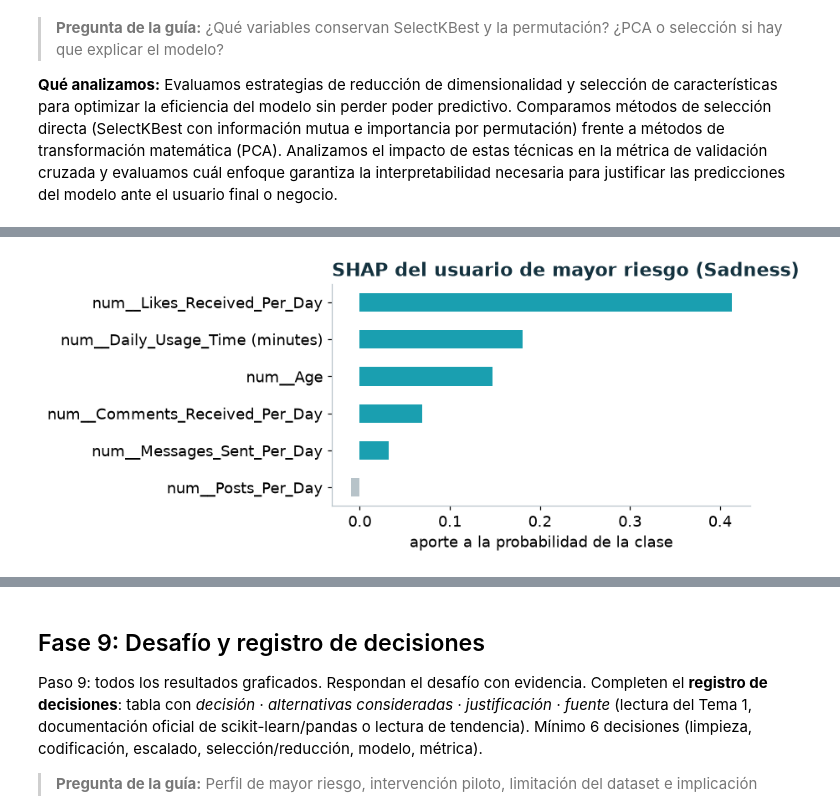
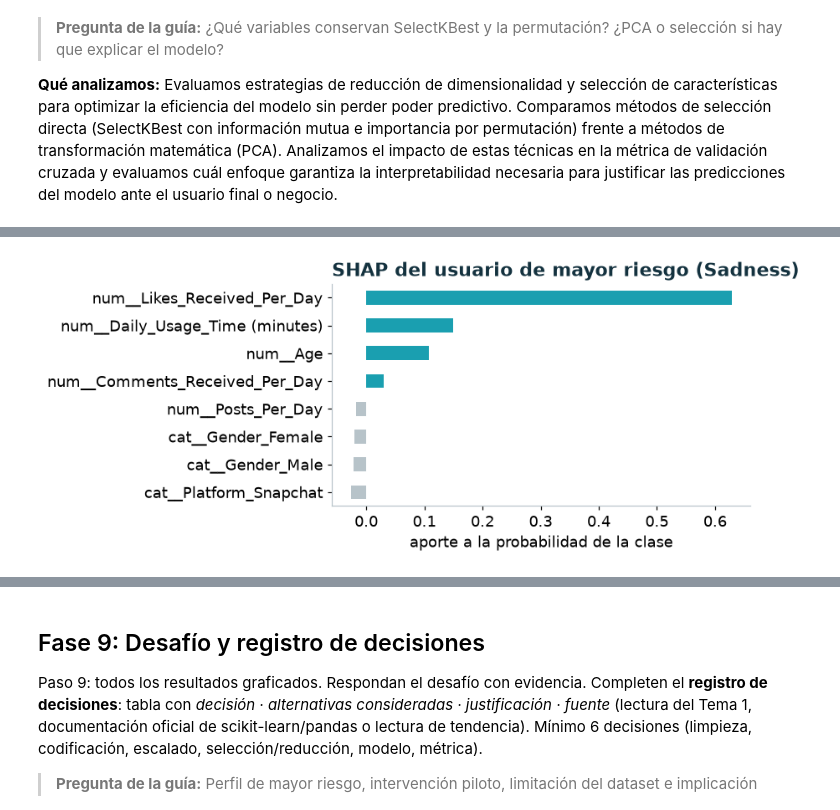
Before and after one commit to christianeruiza1977/data_mining_c1, a Jupyter notebook: notebooks/Ejercicio_Practico_Semana1.ipynb, the cells around one changed output, grey strips where cells are left out. Drawn from its saved outputs; the diff is of its cells as text; code cells hidden in the pictures.

```diff
--- a/notebooks/Ejercicio_Practico_Semana1.ipynb
+++ b/notebooks/Ejercicio_Practico_Semana1.ipynb
@@ -148,6 +148,9 @@ for col in ['Age', 'Gender', 'Dominant_Emotion']:
     print(f"{col}: {train[col].unique()[:15]}...")
 
 # 4. Limpieza reasignando columnas (Sin inplace=True)
+COLS_NUM = ['Age', 'Daily_Usage_Time (minutes)', 'Posts_Per_Day', 'Likes_Received_Per_Day',
+            'Comments_Received_Per_Day', 'Messages_Sent_Per_Day']
+
 def limpiar_datos(df):
     df_clean = df.copy()
 
@@ -156,6 +159,13 @@ def limpiar_datos(df):
 
     # Eliminar observaciones sin etiqueta (Dominant_Emotion) o irreparables (Age = NaN)
     df_clean = df_clean.dropna(subset=['Age', 'Dominant_Emotion'])
+
+    # Etiqueta mal escrita en val ('Agression'): se corrige a 'Anger'
+    df_clean['Dominant_Emotion'] = df_clean['Dominant_Emotion'].astype(str).str.strip().replace({'Agression': 'Anger'})
+
+    # Las demás columnas numéricas también se fuerzan a número (en val Messages_Sent_Per_Day llegaba como texto)
+    for col in COLS_NUM:
+        df_clean[col] = pd.to_numeric(df_clean[col], errors='coerce')
 
     # Limpiar posibles edades mezcladas en Gender filtrando solo textos cortos válidos
     df_clean['Gender'] = df_clean['Gender'].astype(str).str.strip().str.title()
@@ -169,6 +179,14 @@ val = limpiar_datos(val)
 test = limpiar_datos(test)
 
 print(f"\nDatos limpios -> Train: {train.shape}, Val: {val.shape}, Test: {test.shape}")
+# 5. Duplicados: ¿cuántos perfiles distintos hay realmente? (esto condiciona la validación cruzada de las fases 4 a 8)
+CARACT = [c for c in train.columns if c not in ('User_ID', 'Dominant_Emotion')]
+n_dup = int(train.duplicated(subset=CARACT).sum())
+n_comb = train.groupby(CARACT, sort=False).ngroup().nunique()
+val_en_train = int(val.merge(train[CARACT].drop_duplicates(), on=CARACT, how='left', indicator=True)['_merge'].eq('both').sum())
+print(f"\nTrain: {len(train)} filas, {n_dup} duplicadas en las variables predictoras, {n_comb} combinaciones únicas")
+print(f"Val: {val_en_train} de {len(val)} filas tienen una combinación idéntica a una de train")
+print("Etiquetas en val:", sorted(val['Dominant_Emotion'].unique()))
 # %% [output]
 Python 3.14.4 | numpy 2.5.4 | pandas 3.1.0 | scikit-learn 1.9.1
 Memoria Pandas (Numpy): 0.10 MB
@@ -963,52 +991,57 @@ except ImportError:
 from sklearn.metrics import recall_score
 
 NEGATIVAS_P = ['Anxiety', 'Sadness', 'Anger']
-# Pipeline final de la fase 7 (árbol), ajustado solo con train. Se evalúa en val (X_val_f4, y_val_f4, de la fase 6).
-prep_f, sel_f, arbol_f = (modelo_final.named_steps[k] for k in ['prep', 'selector', 'modelo'])
-nombres = prep_f.get_feature_names_out()[sel_f.get_support()]   # nombres tras preprocesador + selector
-Xv_t = pd.DataFrame(sel_f.transform(prep_f.transform(X_val_f4)), columns=nombres, index=X_val_f4.index)
 
-# --- SHAP del usuario de mayor riesgo en val ---
-proba = modelo_final.predict_proba(X_val_f4)
-clases = list(modelo_final.classes_)
-pred = np.array(clases)[proba.argmax(axis=1)]
+# --- SHAP: se explica el árbol ajustado de la fase 7 (ajustado solo con train); el modelo final puede ser otro ---
+prep_f, arbol_f = arbol_tuneado.named_steps['prep'], arbol_tuneado.named_steps['modelo']
+nombres = prep_f.get_feature_names_out()
+Xv_t = pd.DataFrame(prep_f.transform(X_val_f4), columns=nombres, index=X_val_f4.index)
+proba = arbol_tuneado.predict_proba(X_val_f4)
+clases = list(arbol_tuneado.classes_)
+pred_arbol = np.array(clases)[proba.argmax(axis=1)]
 conf = proba.max(axis=1)
-es_neg = np.isin(pred, NEGATIVAS_P)
-idx = int(np.argmax(np.where(es_neg, conf, -1)))   # primera fila con la mayor probabilidad (hay empates en un árbol)
-clase_riesgo = pred[idx]
-print(f"Usuario de mayor riesgo en val (posición {idx}): predicción = {clase_riesgo} con probabilidad {conf[idx]:.2f}")
+idx = int(np.argmax(np.where(np.isin(pred_arbol, NEGATIVAS_P), conf, -1)))   # primera fila con mayor probabilidad (hay empates)
+clase_riesgo = pred_arbol[idx]
+print(f"Usuario de mayor riesgo en val (posición {idx}): predicción del árbol = {clase_riesgo} con probabilidad {conf[idx]:.2f}")
 print(X_val_f4.iloc[idx].to_string())
 
-explicador = shap.TreeExplainer(arbol_f)
-sv = explicador.shap_values(Xv_t.iloc[[idx]])
+sv = shap.TreeExplainer(arbol_f).shap_values(Xv_t.iloc[[idx]])
 sv = np.asarray(sv[clases.index(clase_riesgo)]) if isinstance(sv, list) else np.asarray(sv)[..., clases.index(clase_riesgo)]
 aporte = pd.Series(sv.ravel(), index=nombres).sort_values(key=np.abs, ascending=False)
-print(f"\nAporte SHAP a la clase {clase_riesgo} (valores en el espacio del preprocesador; positivo empuja hacia {clase_riesgo}):")
-print(aporte.round(3).to_string())
-
+print(f"\nAporte SHAP a la clase {clase_riesgo} (positivo empuja hacia {clase_riesgo}); las 8 variables con mayor |aporte|:")
+print(aporte.head(8).round(3).to_string())
+top = aporte.head(8).sort_values()
 plt.figure(figsize=(8, 3.5))
-aporte.sort_values().plot(kind='barh', color=[ACENTO if v > 0 else GRIS for v in aporte.sort_values()])
+top.plot(kind='barh', color=[ACENTO if v > 0 else GRIS for v in top])
 plt.title(f'SHAP del usuario de mayor riesgo ({clase_riesgo})', weight='bold'); plt.xlabel('aporte a la probabilidad de la clase')
 plt.tight_layout(); plt.show()
 
-# --- Sesgo: F1 macro y recall de emociones negativas por Gender en val ---
+# --- Sesgo por Gender con el MODELO FINAL de la fase 7, en val ---
 pred_val = modelo_final.predict(X_val_f4)
-filas = []
-for g in sorted(X_val_f4['Gender'].unique()):
-    m = (X_val_f4['Gender'] == g).values
-    fila = {'Gender': g, 'n': int(m.sum()), 'F1 macro': f1_score(y_val_f4[m], pred_val[m], average='macro')}
+claves = list(X_train_f4.columns)
+vistas = X_val_f4.merge(X_train_f4.drop_duplicates(), on=claves, how='left', indicator=True)['_merge'].eq('both').to_numpy()
+print(f"\nModelo final evaluado: {type(modelo_final.named_steps['modelo']).__name__}")
+print(f"Val: {vistas.sum()} filas con combinación vista en train, {(~vistas).sum()} filas con combinación NUEVA")
+
+def tabla_sesgo(mask, titulo):
+    filas = []
+    for g in sorted(X_val_f4['Gender'].unique()):
+        m = mask & (X_val_f4['Gender'] == g).to_numpy()
+        if m.sum() == 0:
+            continue
+        fila = {'Gender': g, 'n': int(m.sum()), 'F1 macro': f1_score(y_val_f4[m], pred_val[m], average='macro')}
+        for e in NEGATIVAS_P:
+            n_e = int((y_val_f4[m] == e).sum())
+            fila[f'n {e}'] = n_e
+            fila[f'recall {e}'] = recall_score(y_val_f4[m], pred_val[m], labels=[e], average='macro', zero_division=0) if n_e > 0 else np.nan
+        filas.append(fila)
+    t = pd.DataFrame(filas).set_index('Gender')
+    print(f"\n--- {titulo} (F1 macro global: {f1_score(y_val_f4[mask], pred_val[mask], average='macro'):.4f}, n={int(mask.sum())}) ---")
+    display(t.round(3))
+    print(f"Brecha de F1 macro (máx - mín): {t['F1 macro'].max() - t['F1 macro'].min():.4f}")
     for e in NEGATIVAS_P:
-        n_e = int((y_val_f4[m] == e).sum())
-        fila[f'n {e}'] = n_e
-        # sin casos reales de esa emoción en el grupo, el recall no está definido (NaN, no 0)
-        fila[f'recall {e}'] = recall_score(y_val_f4[m], pred_val[m], labels=[e], average='macro', zero_division=0) if n_e > 0 else np.nan
-    filas.append(fila)
-sesgo = pd.DataFrame(filas).set_index('Gender')
-print("\n--- Desempeño por Gender en val ---")
-display(sesgo.round(3))
-print(f"Clases en val: {y_val_f4.value_counts().to_dict()}")
-print(f"F1 macro global en val: {f1_score(y_val_f4, pred_val, average='macro'):.4f}")
-print(f"Brecha de F1 macro (máx - mín): {sesgo['F1 macro'].max() - sesgo['F1 macro'].min():.4f}")
-for e in NEGATIVAS_P:
-    print(f"Brecha de recall {e}: {sesgo[f'recall {e}'].max() - sesgo[f'recall {e}'].min():.4f}")
+        print(f"Brecha de recall {e}: {t[f'recall {e}'].max() - t[f'recall {e}'].min():.4f} (casos por grupo: {t[f'n {e}'].tolist()})")
+
+tabla_sesgo(np.ones(len(X_val_f4), dtype=bool), "Todo val")
+tabla_sesgo(~vistas, "Solo val con combinación NUEVA (no está en train)")
 # %% [output]
@@ -1032 +1067 @@ num__Posts_Per_Day                -0.010
-[figure, old version]
+[figure, new version]
```
Also changed, not shown: parts of 20 cells of this notebook.
